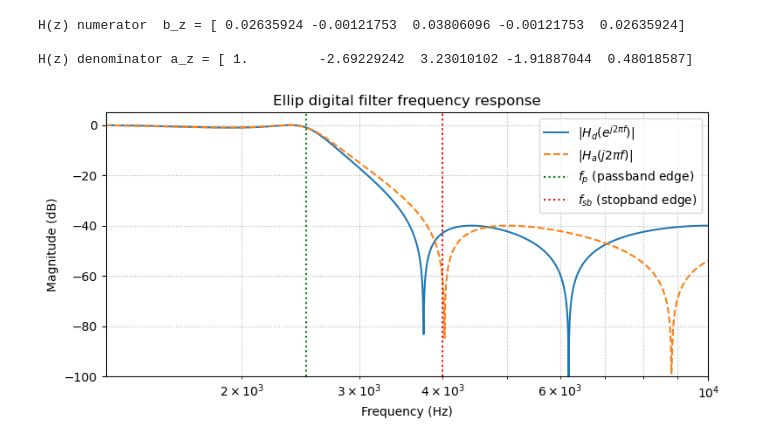
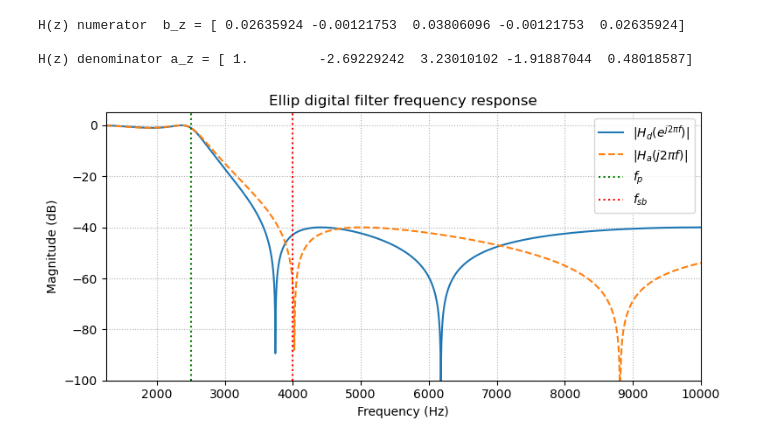
Before and after one commit to vito-pp/tps_ASSD, a Jupyter notebook: labo3/practica4/IIR_filter_bilinear_tool.ipynb, the cells around one changed output. Drawn from its saved outputs; the diff is of its cells as text; code cells hidden in the pictures.

```diff
--- a/labo3/practica4/IIR_filter_bilinear_tool.ipynb
+++ b/labo3/practica4/IIR_filter_bilinear_tool.ipynb
@@ -69,51 +69,50 @@ H(z) denominator a_z = [ 1.         -2.69229242  3.23010102 -1.91887044  0.48018
 # Cell 4bis: Compute analog unpre-warped TF just for comparison
 if   approx == 'butter':
     N, Wn = signal.buttord(omega_p, omega_s, Ap, As, analog=True)
-    b_a, a_a = signal.butter(N, Wn, btype=fshape, analog=True)
+    b_a2, a_a2 = signal.butter(N, Wn, btype=fshape, analog=True)
 elif approx == 'cheby1':
     N, Wn = signal.cheb1ord(omega_p, omega_s, Ap, As, analog=True)
-    b_a, a_a = signal.cheby1(N, Ap, Wn, btype=fshape, analog=True)
+    b_a2, a_a2 = signal.cheby1(N, Ap, Wn, btype=fshape, analog=True)
 elif approx == 'cheby2':
     N, Wn = signal.cheb2ord(omega_p, omega_s, Ap, As, analog=True)
-    b_a, a_a = signal.cheby2(N, As, Wn, btype=fshape, analog=True)
+    b_a2, a_a2 = signal.cheby2(N, As, Wn, btype=fshape, analog=True)
 elif approx == 'ellip':
     N, Wn = signal.ellipord(omega_p, omega_s, Ap, As, analog=True)
-    b_a, a_a = signal.ellip(N, Ap, As, Wn, btype=fshape, analog=True)
+    b_a2, a_a2 = signal.ellip(N, Ap, As, Wn, btype=fshape, analog=True)
 else:
     raise ValueError("Unsupported approximation method")
 # %%
 # Cell 5: Plot frequency response
 # Digital response
-w_z, h_z = signal.freqz(b_z, a_z, worN=2048, fs=fs)
+w_z, h_z = signal.freqz(b_z, a_z, worN=4096, fs=fs)
 f_z = w_z
 
 # Analog response (unpre-warped)
-w_s, h_s = signal.freqs(b_a, a_a, worN=2048)
-# worN for freqs is in rad/s, so we map the same normalized grid:
+w_s, h_s = signal.freqs(b_a2, a_a2, worN=4096)
 f_s = w_s/(2*np.pi)
 
 # Convert to dB
 Hz_dB = 20*np.log10(np.abs(h_z) + 1e-12)
 Hs_dB = 20*np.log10(np.abs(h_s) + 1e-12)
 
 # Plot both
 plt.figure(figsize=(8,4))
-plt.semilogx(f_z, Hz_dB, label=r'$|H_d(e^{j2\pi f})|$')
-plt.semilogx(f_s, Hs_dB, label=r'$|H_a(j2\pi f)|$', linestyle='--')
+plt.plot(f_z, Hz_dB, label=r'$|H_d(e^{j2\pi f})|$')
+plt.plot(f_s, Hs_dB, label=r'$|H_a(j2\pi f)|$', linestyle='--')
 # give the lines labels so they appear in the legend
     # estas dos proximas lineas hay que comentarlas cunado se usa BP o BR
-plt.axvline(fp,  color='green', linestyle=':', label=r'$f_p$ (passband edge)')
-plt.axvline(fsb, color='red',   linestyle=':', label=r'$f_{sb}$ (stopband edge)')
+plt.axvline(fp,  color='green', linestyle=':', label=r'$f_p$')
+plt.axvline(fsb, color='red',   linestyle=':', label=r'$f_{sb}$')
 plt.title(f"{approx.capitalize()} digital filter frequency response")
 plt.xlabel('Frequency (Hz)')
 plt.ylabel('Magnitude (dB)')
 plt.ylim(-100, 5)
 # tighten the x–range around your region of interest
     # y en la prox linea hay que harcodear donde dice fp/2 cuando se usa BP o BR
 plt.xlim(fp/2, fs/2)
 plt.legend(loc='best')
 plt.grid(which='both', linestyle=':')
 plt.tight_layout()
 plt.show()
 # %% [output]
-[figure, old version]
+[figure, new version]
```
Also changed, not shown: parts of 2 cells of this notebook.
